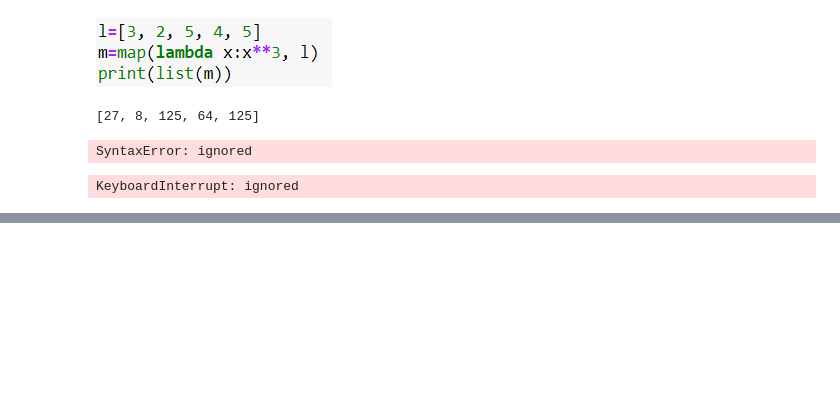
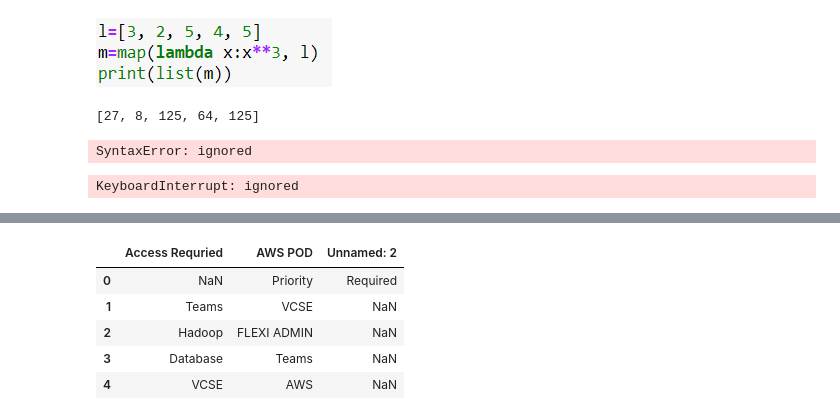
Before and after one commit to durgesh2010/Python-practice, a Jupyter notebook: OOPs_my_notes_.ipynb, the cells around one changed output, grey strips where cells are left out. Drawn from its saved outputs; the diff is of its cells as text; code cells hidden in the pictures; blank space fills up the shorter version.

```diff
--- a/OOPs_my_notes_.ipynb
+++ b/OOPs_my_notes_.ipynb
@@ -659,0 +896,10 @@ else:
+# %%
+df1 = pd.read_excel('/content/AWS Access.xlsx')
+df1.head()
+# %% [output]
+|  | Access Requried | AWS POD | Unnamed: 2 |
+| 0 | NaN | Priority | Required |
+| 1 | Teams | VCSE | NaN |
+| 2 | Hadoop | FLEXI ADMIN | NaN |
+| 3 | Database | Teams | NaN |
+| 4 | VCSE | AWS | NaN |
```
Also changed, not shown: parts of 34 cells of this notebook.
